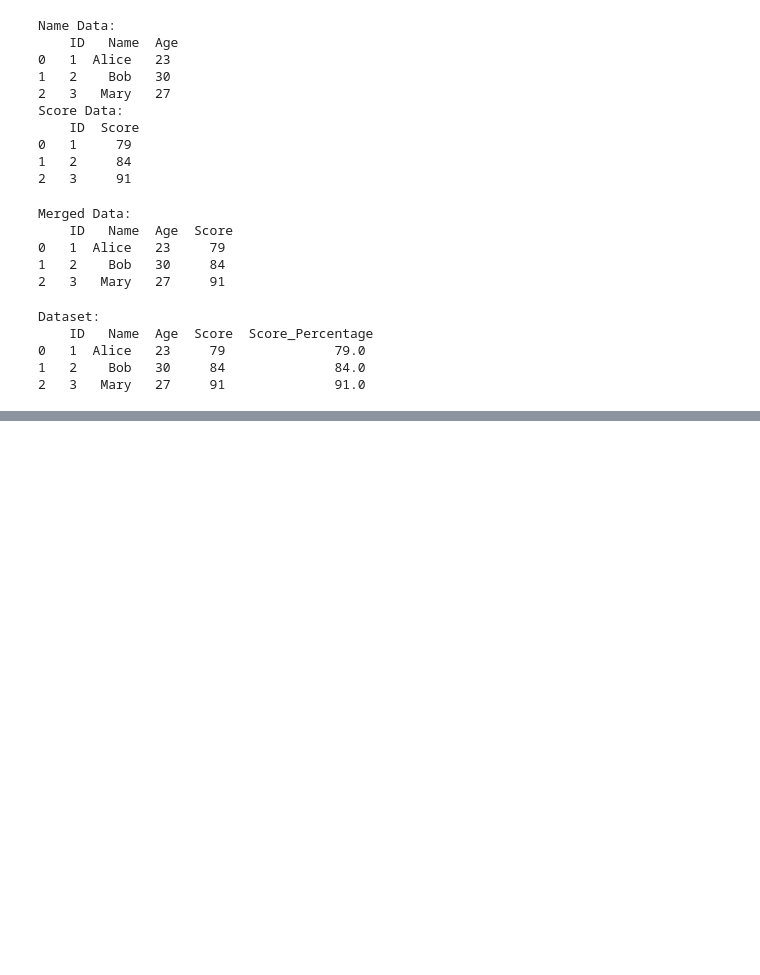
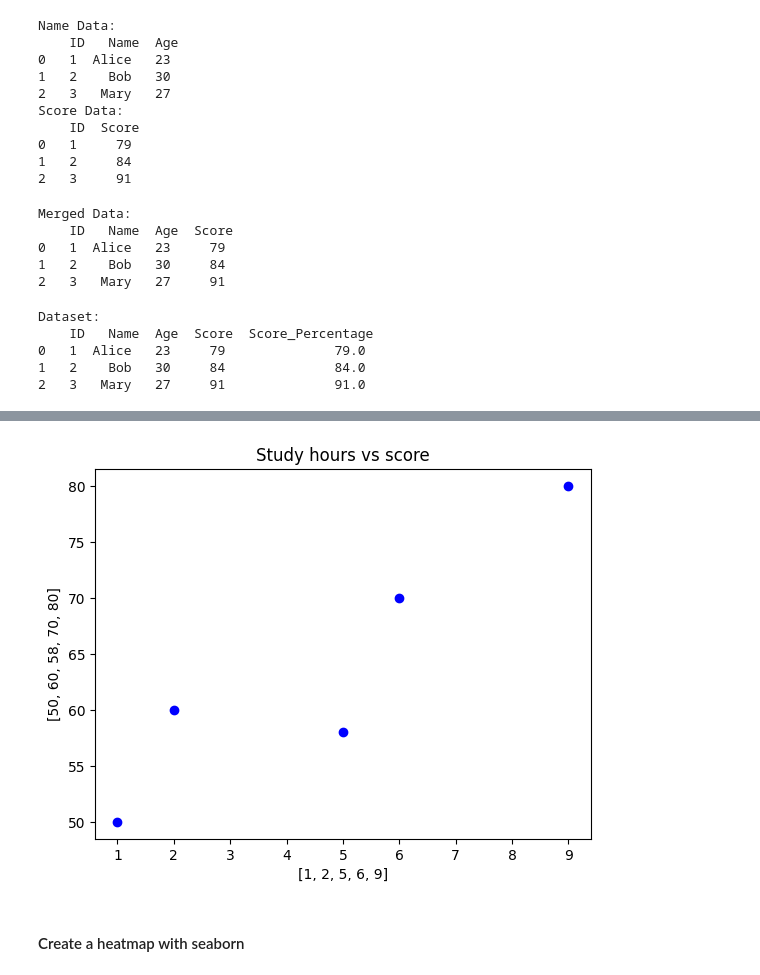
Before and after one commit to deembuvi/Personalstudy, a Jupyter notebook: Data Science.ipynb, the cells around one changed output, grey strips where cells are left out. Cells and saved outputs as stored; diff of their text form; code cells hidden in the pictures; blank space fills up the shorter version.

```diff
--- a/Data Science.ipynb
+++ b/Data Science.ipynb
@@ -1755,0 +1842,13 @@ Convert categorical data to numerical using one-hot coding
+# %%
+#create a scatter plot
+study_hours=[1,2,5,6,9]
+score=[50,60,58,70,80]
+plt.scatter(study_hours, score, color="blue")
+plt.title("Study hours vs score")
+plt.xlabel(study_hours)
+plt.ylabel(score)
+plt.show()
+# %% [output]
+[figure, added]
+# %% [markdown]
+#### Create a heatmap with seaborn
```
Also changed, not shown: parts of 39 cells of this notebook, 1 other file.
